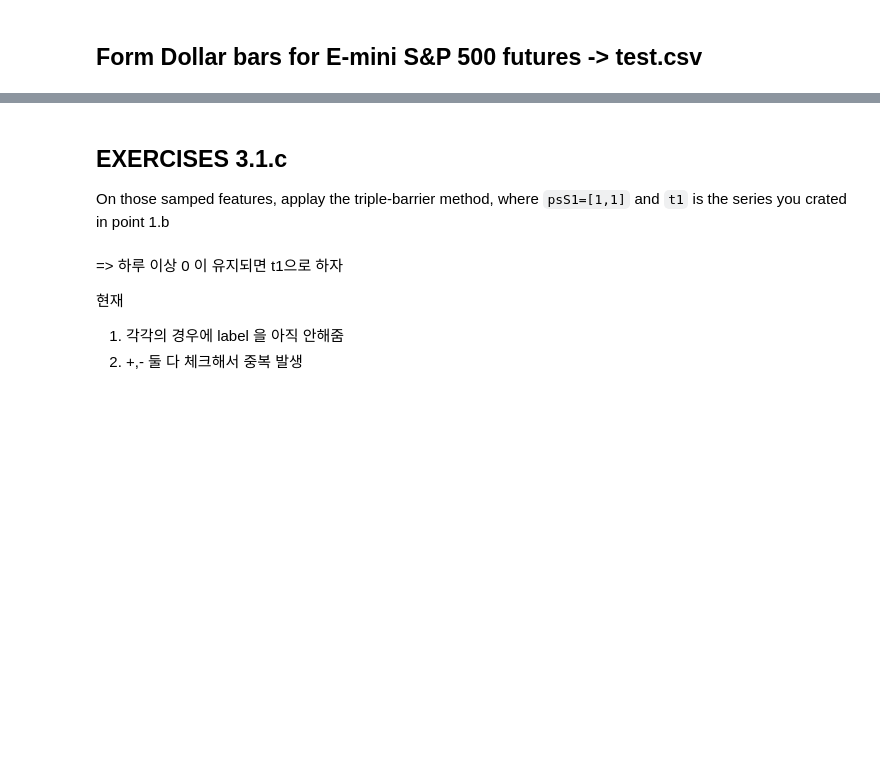
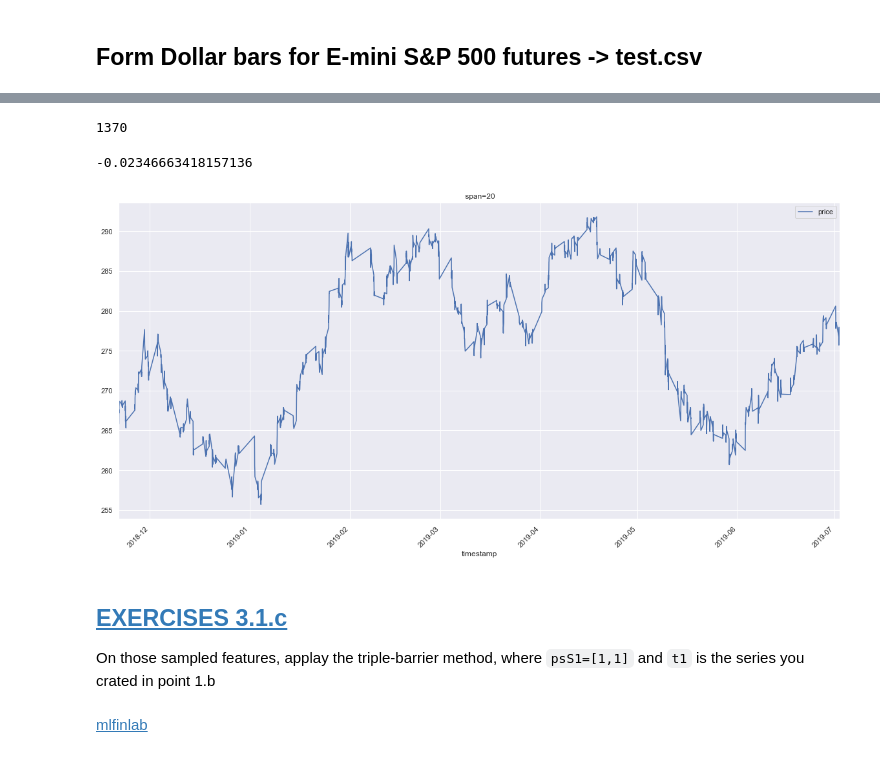
Before and after one commit to kooBH/FinanceServer, a Jupyter notebook: DE_PRADO/ch3_v1.ipynb, the cells around one changed output, grey strips where cells are left out. Cells and saved outputs as stored; diff of their text form; code cells hidden in the pictures; blank space fills up the shorter version.

````diff
--- a/DE_PRADO/ch3_v1.ipynb
+++ b/DE_PRADO/ch3_v1.ipynb
@@ -263,9 +431,35 @@
+# %%
+figsize=(20,10)
+span = 20
+
+
+df = pd.read_csv('dollar_D_15.csv',index_col='timestamp')
+df.index = pd.to_datetime(df.index)
+
+dVol = getDailityVol(df,span=span,col_close='price')
+dVol = dVol.fillna(0)
+
+fl_idx = cusum_filter_dailyVol(df, dVol , time_stamps=True)
+df_event = df[df.index.isin(fl_idx)]
+
+v = add_vertical_barrier(fl_idx,df['price'],num_days=1)
+
+df_event.plot(
+    use_index =True,
+    subplots=False,
+    sharex =True,
+    rot =45,
+    figsize=figsize,
+    title=' span='+str(span)
+)
+display(df_event.index.size)
+
+ret =df_event['price'].pct_change()
+display(ret.autocorr(lag=1))
+# %% [output]
+1370
+-0.02346663418157136
+[figure, added]
 # %% [markdown]
-## EXERCISES 3.1.c<a name='e_3_1_c'></a>
-On those samped features, applay the triple-barrier method, where ```psS1=[1,1]``` and ```t1``` is the series you crated in point 1.b
+## [EXERCISES 3.1.c](#top)<a name='e_3_1_c'></a>
+On those sampled features, applay the triple-barrier method, where ```psS1=[1,1]``` and ```t1``` is the series you crated in point 1.b
-# %% [markdown]
-=> 하루 이상 0 이 유지되면 t1으로 하자
-
-현재
-1. 각각의 경우에 label 을 아직 안해줌
-2. +,- 둘 다 체크해서 중복 발생
@@ -318,0 +466,2 @@ def CUSUM_Triple(
+# %% [markdown]
+[mlfinlab](https://github.com/hudson-and-thames/mlfinlab/blob/master/mlfinlab/tests/test_labels.py)
````
Also changed, not shown: parts of 32 cells of this notebook, 2 other files.
